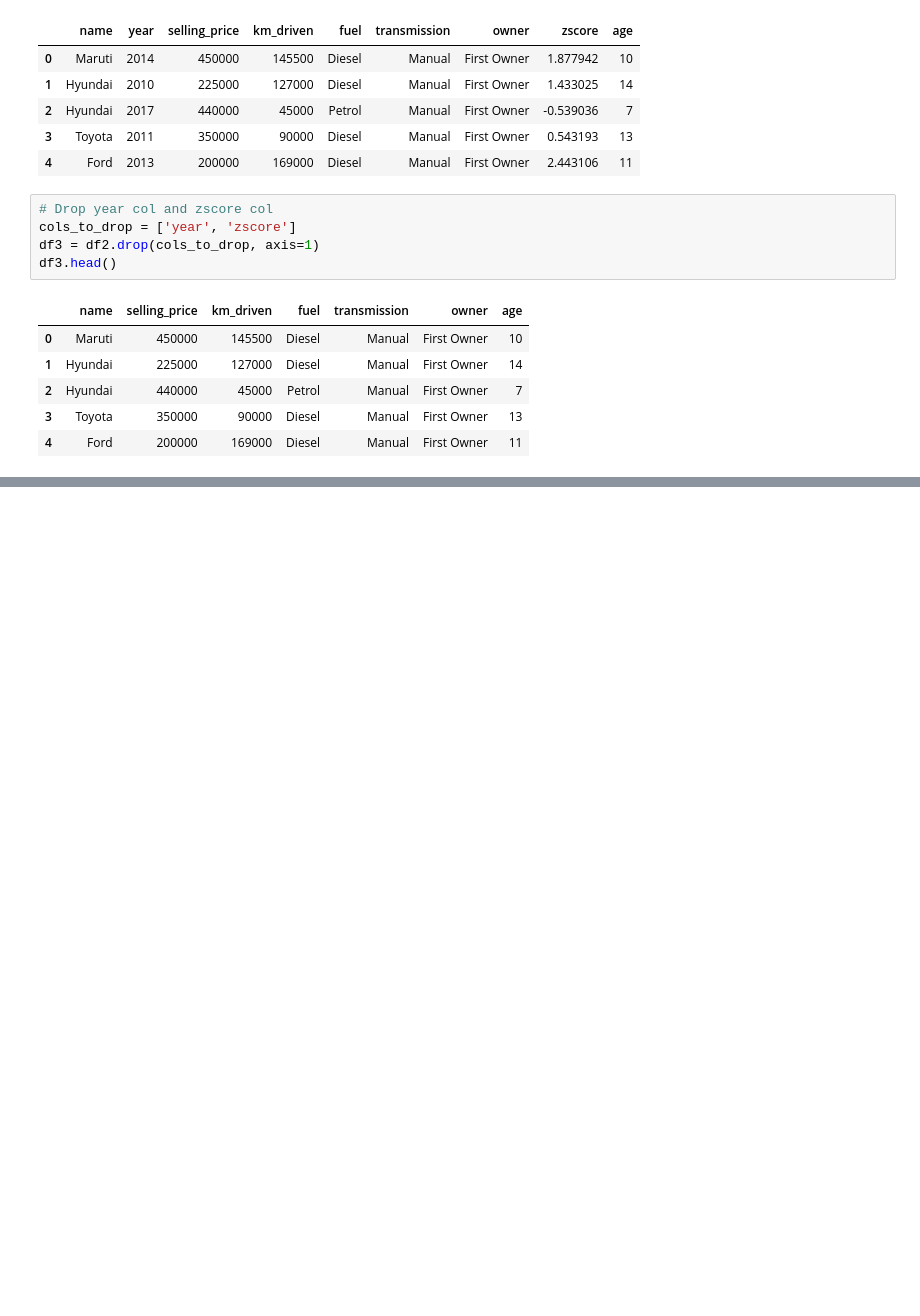
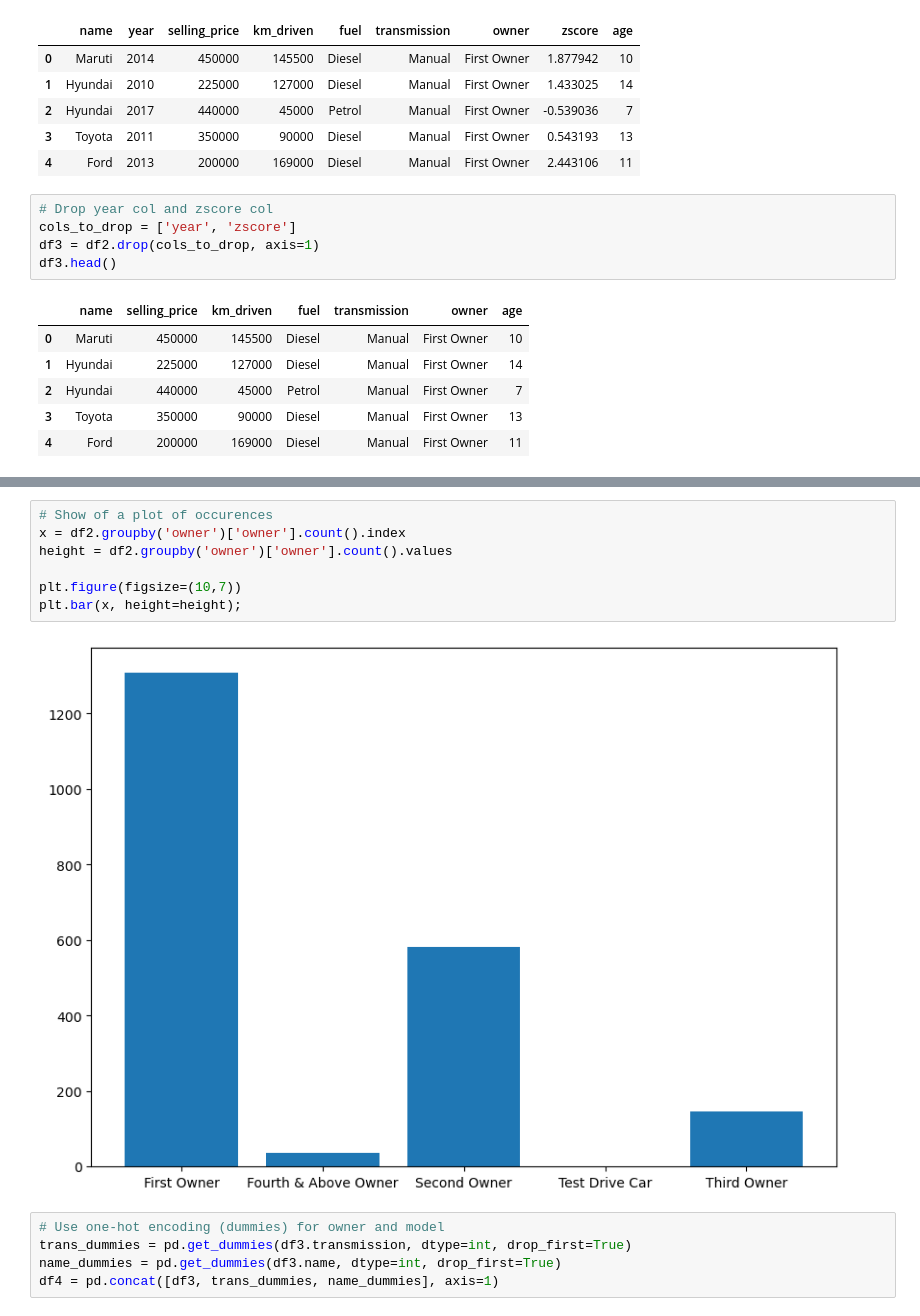
Before and after one commit to Aifedayo/data-science-maths, a Jupyter notebook: Projects/flask_server_car_price_pred/model/car-prices-prediction-model.ipynb, the cells around one changed output, grey strips where cells are left out. Cells and saved outputs as stored; diff of their text form; blank space fills up the shorter version.

```diff
--- a/Projects/flask_server_car_price_pred/model/car-prices-prediction-model.ipynb
+++ b/Projects/flask_server_car_price_pred/model/car-prices-prediction-model.ipynb
@@ -230,0 +266,14 @@ TypeError: unhashable type: 'Series'
+# %%
+# Show of a plot of occurences
+x = df2.groupby('owner')['owner'].count().index
+height = df2.groupby('owner')['owner'].count().values
+
+plt.figure(figsize=(10,7))
+plt.bar(x, height=height);
+# %% [output]
+[figure, added]
+# %%
+# Use one-hot encoding (dummies) for owner and model
+trans_dummies = pd.get_dummies(df3.transmission, dtype=int, drop_first=True)
+name_dummies = pd.get_dummies(df3.name, dtype=int, drop_first=True)
+df4 = pd.concat([df3, trans_dummies, name_dummies], axis=1)
```
Also changed, not shown: parts of 30 cells of this notebook.
